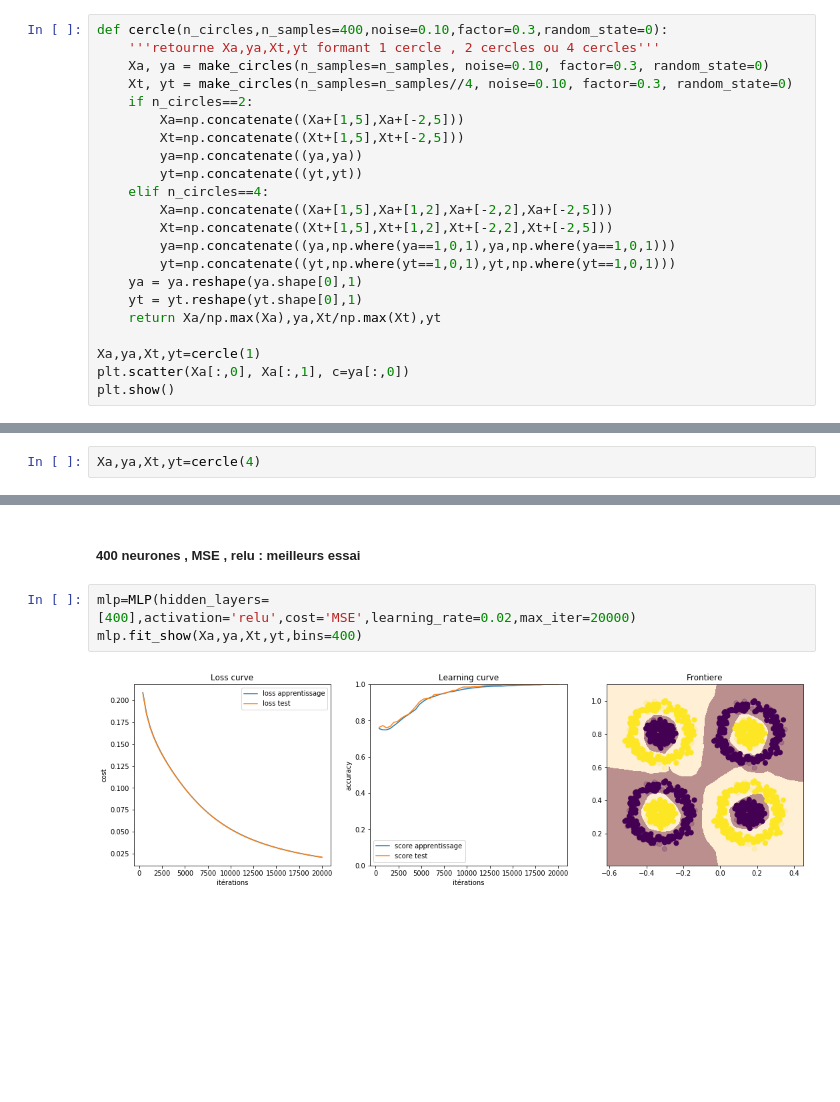
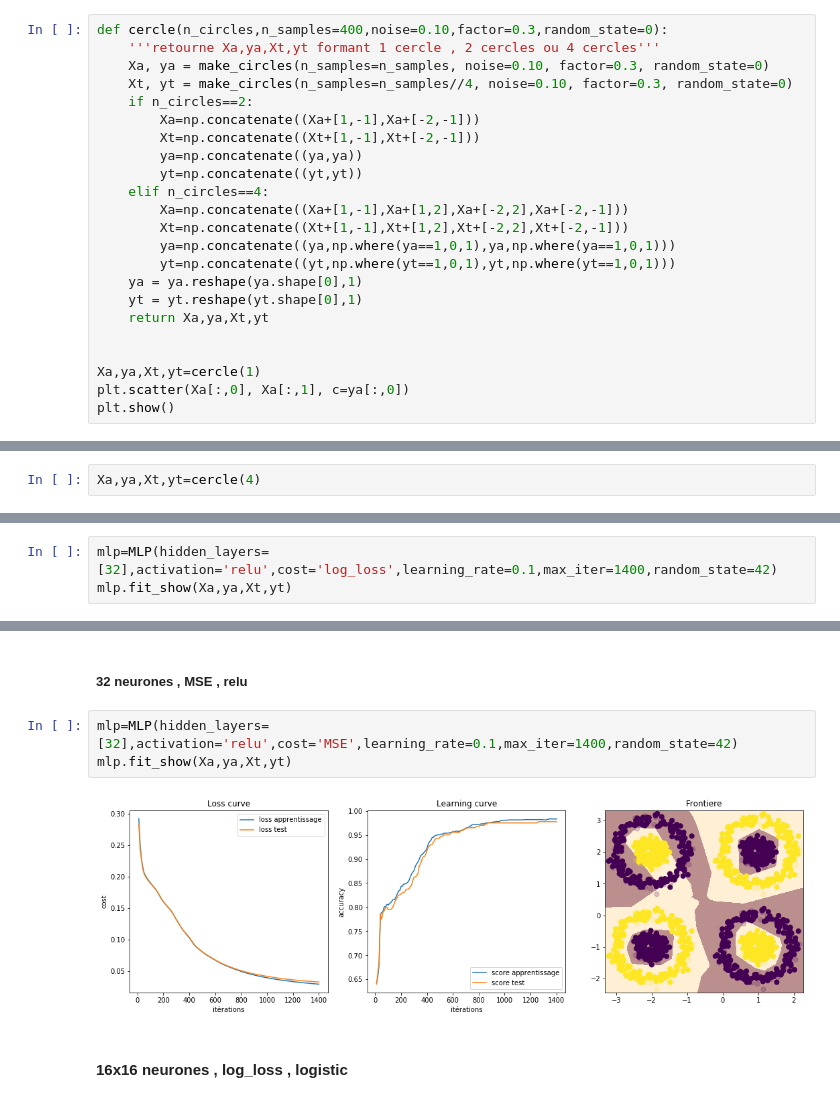
Before and after one commit to morganLantrade/Projets_machine_learning, a Jupyter notebook: projet_mlp/projet_mlp.ipynb, the cells around one changed output, grey strips where cells are left out. Saved outputs shown, nothing was run; the diff lists cells and outputs as text; blank space fills up the shorter version.

```diff
--- a/projet_mlp/projet_mlp.ipynb
+++ b/projet_mlp/projet_mlp.ipynb
@@ -221,18 +178,19 @@ def cercle(n_circles,n_samples=400,noise=0.10,factor=0.3,random_state=0):
     Xa, ya = make_circles(n_samples=n_samples, noise=0.10, factor=0.3, random_state=0)
     Xt, yt = make_circles(n_samples=n_samples//4, noise=0.10, factor=0.3, random_state=0)
     if n_circles==2:
-        Xa=np.concatenate((Xa+[1,5],Xa+[-2,5]))
-        Xt=np.concatenate((Xt+[1,5],Xt+[-2,5]))
+        Xa=np.concatenate((Xa+[1,-1],Xa+[-2,-1]))
+        Xt=np.concatenate((Xt+[1,-1],Xt+[-2,-1]))
         ya=np.concatenate((ya,ya))
         yt=np.concatenate((yt,yt))
     elif n_circles==4:
-        Xa=np.concatenate((Xa+[1,5],Xa+[1,2],Xa+[-2,2],Xa+[-2,5]))
-        Xt=np.concatenate((Xt+[1,5],Xt+[1,2],Xt+[-2,2],Xt+[-2,5]))
+        Xa=np.concatenate((Xa+[1,-1],Xa+[1,2],Xa+[-2,2],Xa+[-2,-1]))
+        Xt=np.concatenate((Xt+[1,-1],Xt+[1,2],Xt+[-2,2],Xt+[-2,-1]))
         ya=np.concatenate((ya,np.where(ya==1,0,1),ya,np.where(ya==1,0,1)))
         yt=np.concatenate((yt,np.where(yt==1,0,1),yt,np.where(yt==1,0,1)))
     ya = ya.reshape(ya.shape[0],1)
     yt = yt.reshape(yt.shape[0],1)
-    return Xa/np.max(Xa),ya,Xt/np.max(Xt),yt
+    return Xa,ya,Xt,yt
+
 
 Xa,ya,Xt,yt=cercle(1)
 plt.scatter(Xa[:,0], Xa[:,1], c=ya[:,0])
@@ -359,0 +335,3 @@ Xa,ya,Xt,yt=cercle(4)
+# %%
+mlp=MLP(hidden_layers=[32],activation='relu',cost='log_loss',learning_rate=0.1,max_iter=1400,random_state=42)
+mlp.fit_show(Xa,ya,Xt,yt)
@@ -360,7 +340,9 @@ Xa,ya,Xt,yt=cercle(4)
 # %% [markdown]
-##### 400 neurones , MSE , relu : meilleurs essai
+##### 32 neurones , MSE , relu
 # %%
-mlp=MLP(hidden_layers=[400],activation='relu',cost='MSE',learning_rate=0.02,max_iter=20000)
-mlp.fit_show(Xa,ya,Xt,yt,bins=400)
+mlp=MLP(hidden_layers=[32],activation='relu',cost='MSE',learning_rate=0.1,max_iter=1400,random_state=42)
+mlp.fit_show(Xa,ya,Xt,yt)
 # %% [output]
-[figure, old version]
+[figure, new version]
+# %% [markdown]
+#### 16x16 neurones , log_loss , logistic
```
Also changed, not shown: parts of 42 cells of this notebook.
